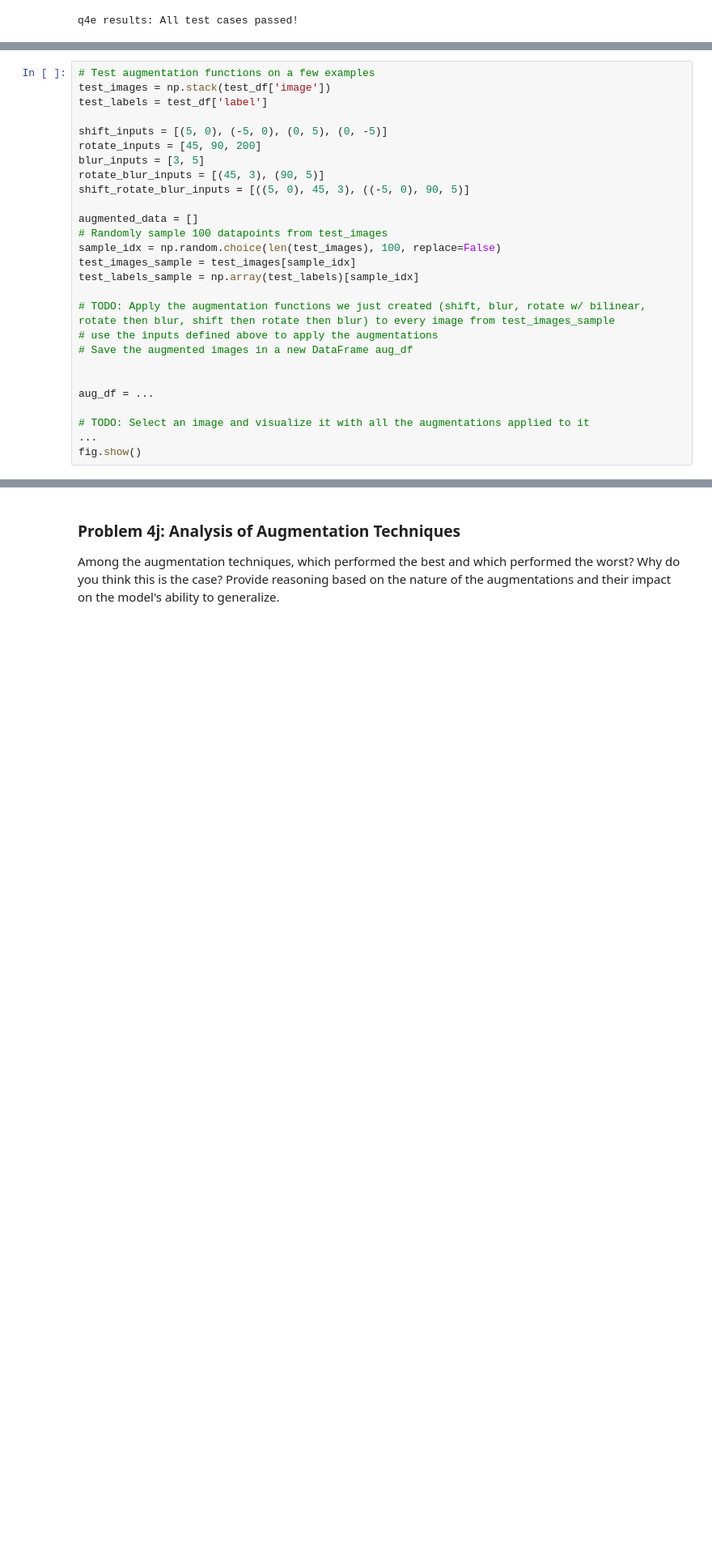
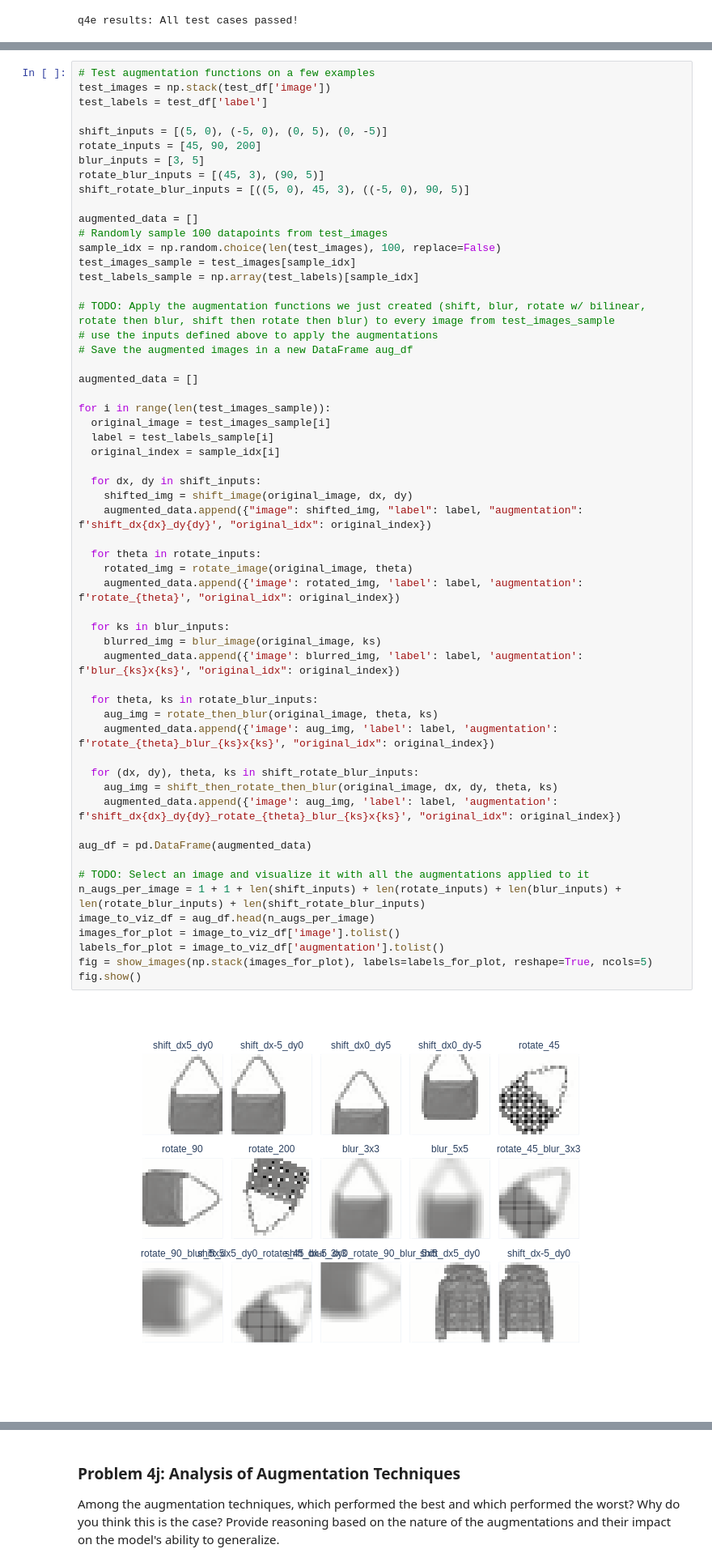
Before and after one commit to chenxixianming/fa25-student, a Jupyter notebook: hw/hw1/fashion_pt_1.ipynb, the cells around one changed output, grey strips where cells are left out. Shown at 81% size. Saved outputs shown, nothing was run; the diff lists cells and outputs as text; blank space fills up the shorter version.

```diff
--- a/hw/hw1/fashion_pt_1.ipynb
+++ b/hw/hw1/fashion_pt_1.ipynb
@@ -1754,29 +1792,61 @@ The goal is to analyze the impact of different augmentation techniques on the cl
 # %%
 # Test augmentation functions on a few examples
 test_images = np.stack(test_df['image'])
 test_labels = test_df['label']
 
 shift_inputs = [(5, 0), (-5, 0), (0, 5), (0, -5)]
 rotate_inputs = [45, 90, 200]
 blur_inputs = [3, 5]
 rotate_blur_inputs = [(45, 3), (90, 5)]
 shift_rotate_blur_inputs = [((5, 0), 45, 3), ((-5, 0), 90, 5)]
 
 augmented_data = []
 # Randomly sample 100 datapoints from test_images
 sample_idx = np.random.choice(len(test_images), 100, replace=False)
 test_images_sample = test_images[sample_idx]
 test_labels_sample = np.array(test_labels)[sample_idx]
 
 # TODO: Apply the augmentation functions we just created (shift, blur, rotate w/ bilinear, rotate then blur, shift then rotate then blur) to every image from test_images_sample
 # use the inputs defined above to apply the augmentations
 # Save the augmented images in a new DataFrame aug_df
 
+augmented_data = []
 
-aug_df = ...
+for i in range(len(test_images_sample)):
+  original_image = test_images_sample[i]
+  label = test_labels_sample[i]
+  original_index = sample_idx[i]
+
+  for dx, dy in shift_inputs:
+    shifted_img = shift_image(original_image, dx, dy)
+    augmented_data.append({"image": shifted_img, "label": label, "augmentation": f'shift_dx{dx}_dy{dy}', "original_idx": original_index})
+
+  for theta in rotate_inputs:
+    rotated_img = rotate_image(original_image, theta)
+    augmented_data.append({'image': rotated_img, 'label': label, 'augmentation': f'rotate_{theta}', "original_idx": original_index})
+
+  for ks in blur_inputs:
+    blurred_img = blur_image(original_image, ks)
+    augmented_data.append({'image': blurred_img, 'label': label, 'augmentation': f'blur_{ks}x{ks}', "original_idx": original_index})
+
+  for theta, ks in rotate_blur_inputs:
+    aug_img = rotate_then_blur(original_image, theta, ks)
+    augmented_data.append({'image': aug_img, 'label': label, 'augmentation': f'rotate_{theta}_blur_{ks}x{ks}', "original_idx": original_index})
+
+  for (dx, dy), theta, ks in shift_rotate_blur_inputs:
+    aug_img = shift_then_rotate_then_blur(original_image, dx, dy, theta, ks)
+    augmented_data.append({'image': aug_img, 'label': label, 'augmentation': f'shift_dx{dx}_dy{dy}_rotate_{theta}_blur_{ks}x{ks}', "original_idx": original_index})
+
+aug_df = pd.DataFrame(augmented_data)
 
 # TODO: Select an image and visualize it with all the augmentations applied to it
-...
+n_augs_per_image = 1 + 1 + len(shift_inputs) + len(rotate_inputs) + len(blur_inputs) + len(rotate_blur_inputs) + len(shift_rotate_blur_inputs)
+image_to_viz_df = aug_df.head(n_augs_per_image)
+images_for_plot = image_to_viz_df['image'].tolist()
+labels_for_plot = image_to_viz_df['augmentation'].tolist()
+fig = show_images(np.stack(images_for_plot), labels=labels_for_plot, reshape=True, ncols=5)
 fig.show()
+# %% [output]
+[figure, added]
 # %%
 grader.check("q4h")
```
Also changed, not shown: parts of 9 cells of this notebook.
